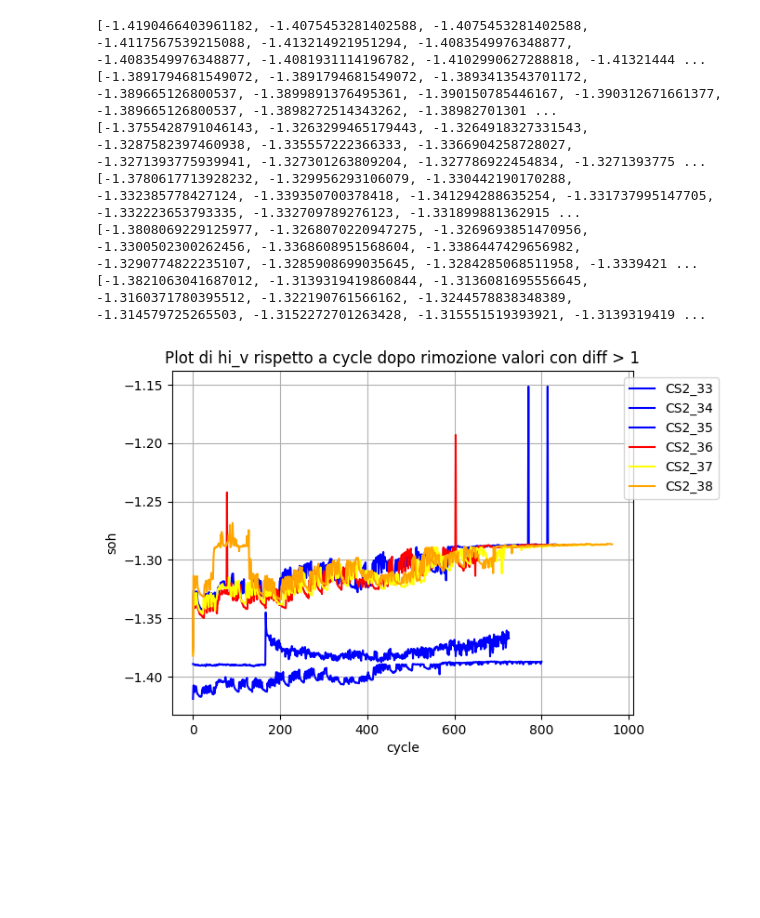
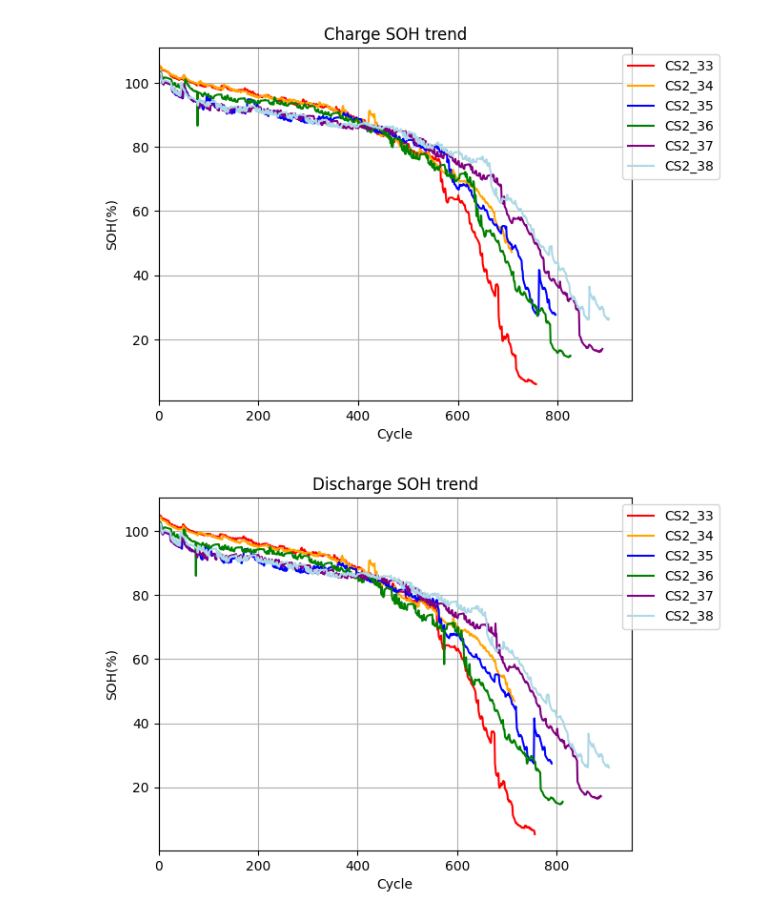
Before and after one commit to LorenzoLongarini/RUL-estimation-of-lithium-batteries, a Jupyter notebook: src/notebook/soh.ipynb, the cells around one changed output. Cells and saved outputs as stored; diff of their text form; code cells hidden in the pictures; blank space fills up the shorter version.

```diff
--- a/src/notebook/soh.ipynb
+++ b/src/notebook/soh.ipynb
@@ -85,7 +85,7 @@ for i, file_name in enumerate(os.listdir(ds_root)):
         plt.plot(valori, label=f'{cs2x_part}', linestyle='-', color=color)
 
 # Aggiungi titoli e legenda
-plt.title('SOH trend')
+plt.title('Charge SOH trend')
 plt.xlabel('Cycle')
 plt.ylabel('SOH(%)')
 plt.grid(True)
@@ -96,11 +96,14 @@ plt.legend(file_names, loc='upper right', bbox_to_anchor=(1.2, 1.))
 
 # Mostra il plot
 plt.show()
+# %% [output]
+[figure, added]
 # %%
 # PLOT DEI GRAFICI DI SCARICA
 
 # Lista dei colori che vuoi utilizzare per le curve
-colors = ['red', 'blue', 'green', 'orange', 'purple', 'yellow']
+colors = ['red', 'orange', 'blue', 'green', 'purple', 'lightblue']
+
 
 # Inizializza il plot
 plt.figure()
@@ -123,54 +126,58 @@ for i, file_name in enumerate(os.listdir(ds_root)):
 
         first1 = []
         for i in first_step_index_7:
-            first1.append(df.iloc[i, 5])
+            first1.append(df.iloc[i, 6])
 
         last1 = []
         for i in last_step_index_7:
-            last1.append(df.iloc[i, 5])
+            last1.append(df.iloc[i, 6])
 
         result1 = [b - a for a, b in zip(first1, last1)]
 
         filtered_vector_discharge = [result1[0]]  # Inizializza il nuovo vettore con il primo elemento
         for i in range(1, len(result1)):
             difference = abs(result1[i] - result1[i - 1])
             if difference <= 0.01: # Valori minori rendono la curva piu selettiva
                 filtered_vector_discharge.append(result1[i])
 
         # Stampa i valori delle differenze
         # print(filtered_vector_discharge)
 
-        cs2x_part = file_name.split('discharge-')[1].split('.csv')[0]
+        cs2x_part = file_name.split('charge-')[1].split('.csv')[0]
         file_names.append(cs2x_part)
 
         # Salva i risultati nel dizionario solo se non sono già presenti
         if cs2x_part not in results_dict:
-            results_dict[cs2x_part] = result1
+            results_dict[cs2x_part] = result
+        valori = []
 
-        print(filtered_vector_discharge)
+        for j in range(len(filtered_vector_discharge)):
+            val = (filtered_vector_discharge[j]/(1.1))
+            val = val*100
+            valori.append(val)
+        # Ottieni l'indice del colore utilizzando il modulo
+        color_index = len(file_names) - 1
+        color = colors[color_index % len(colors)]
+
         # Traccia la curva utilizzando un colore dalla lista colors
-        plt.plot(filtered_vector_discharge, label=f'{cs2x_part}', linestyle='-', color=colors[i % len(colors)])
+        plt.plot(valori, label=f'{cs2x_part}', linestyle='-', color=color)
 
 
 # Aggiungi titoli e legenda
-plt.title('Plot di hi_v rispetto a cycle dopo rimozione valori con diff > 1')
-plt.xlabel('cycle')
-plt.ylabel('soh')
+plt.title('Discharge SOH trend')
+plt.xlabel('Cycle')
+plt.ylabel('SOH(%)')
+plt.xlim(left=0)
+
 plt.grid(True)
 
 # Sposta la legenda in alto a destra senza che esca dalla figura
 plt.legend(file_names, loc='upper right', bbox_to_anchor=(1.2, 1.))
 
 # Mostra il plot
 plt.show()
 # %% [output]
-[-1.4190466403961182, -1.4075453281402588, -1.4075453281402588, -1.4117567539215088, -1.413214921951294, -1.4083549976348877, -1.4083549976348877, -1.4081931114196782, -1.4102990627288818, -1.41321444 ...
-[-1.3891794681549072, -1.3891794681549072, -1.3893413543701172, -1.389665126800537, -1.3899891376495361, -1.390150785446167, -1.390312671661377, -1.389665126800537, -1.3898272514343262, -1.38982701301 ...
-[-1.3755428791046143, -1.3263299465179443, -1.3264918327331543, -1.3287582397460938, -1.335557222366333, -1.3366904258728027, -1.3271393775939941, -1.327301263809204, -1.327786922454834, -1.3271393775 ...
-[-1.3780617713928232, -1.329956293106079, -1.330442190170288, -1.332385778427124, -1.339350700378418, -1.341294288635254, -1.331737995147705, -1.332223653793335, -1.332709789276123, -1.331899881362915 ...
-[-1.3808069229125977, -1.3268070220947275, -1.3269693851470956, -1.3300502300262456, -1.3368608951568604, -1.3386447429656982, -1.3290774822235107, -1.3285908699035645, -1.3284285068511958, -1.3339421 ...
-[-1.3821063041687012, -1.3139319419860844, -1.3136081695556645, -1.3160371780395512, -1.322190761566162, -1.3244578838348389, -1.314579725265503, -1.3152272701263428, -1.315551519393921, -1.3139319419 ...
-[figure, old version]
+[figure, new version]
 # %%
 for i in range(len(result) - 1, 0, -1):
 
```
